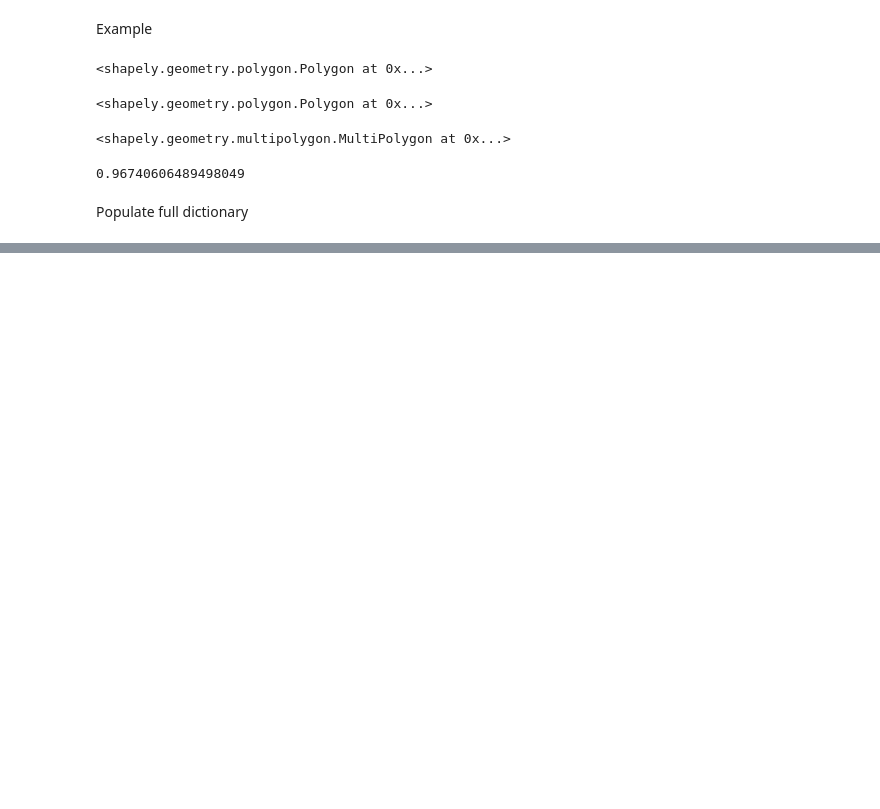
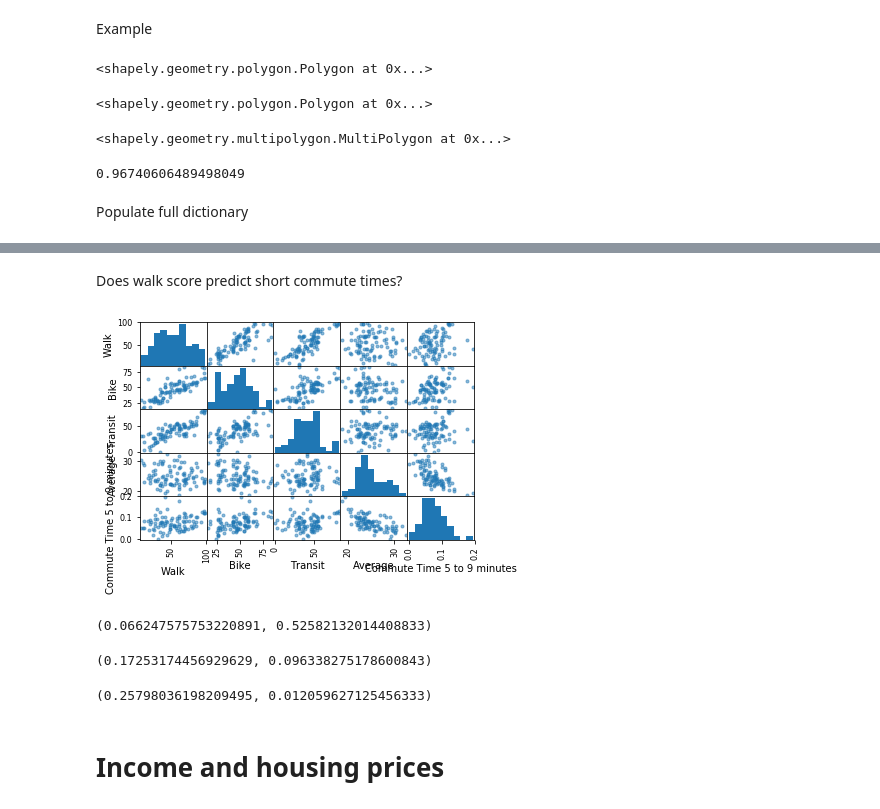
Before and after one commit to Hudsonnc/Pr_084, a Jupyter notebook: San Diego.ipynb, the cells around one changed output, grey strips where cells are left out. Cells and saved outputs as stored; diff of their text form; code cells hidden in the pictures; blank space fills up the shorter version.

```diff
--- a/San Diego.ipynb
+++ b/San Diego.ipynb
@@ -204,0 +421,35 @@ with open('Data/tract_coverage.json', 'w') as fp:
+# %%
+#Get average commute times
+times = [(0+4)/2, (5+9)/2, (10+14)/2, (15+19)/2, (20+24)/2, (25+29)/2, (30+34)/2,
+(35+39)/2, (40+44)/2, (45+59)/2, (60+89)/2, 90]
+
+av = []
+for i in range(len(neighborhood_commute_percents)):
+    av.append(np.dot(neighborhood_commute_percents.ix[i][1:], times))
+# %%
+neighborhood_commute_percents["Average"] = av
+# %%
+merged = neighborhood_commute_percents.merge(ws, on='Neighborhood').merge(neighborhood_pop_census, on='Neighborhood')
+# %%
+merged = merged.dropna()
+# %% [markdown]
+Does walk score predict short commute times?
+# %%
+scatter = pd.scatter_matrix(merged[['Walk','Bike','Transit','Average',
+                          'Commute Time 5 to 9 minutes']])
+# %% [output]
+[figure, added]
+# %%
+stats.pearsonr(merged['Transit'], merged['Average'])
+# %% [output]
+(0.066247575753220891, 0.52582132014408833)
+# %%
+stats.pearsonr(merged['Transit'], merged['Commute Time 5 to 9 minutes'])
+# %% [output]
+(0.17253174456929629, 0.096338275178600843)
+# %%
+stats.pearsonr(merged['Walk'], merged['Commute Time 5 to 9 minutes'])
+# %% [output]
+(0.25798036198209495, 0.012059627125456333)
+# %% [markdown]
+# Income and housing prices
```
Also changed, not shown: parts of 36 cells of this notebook.
